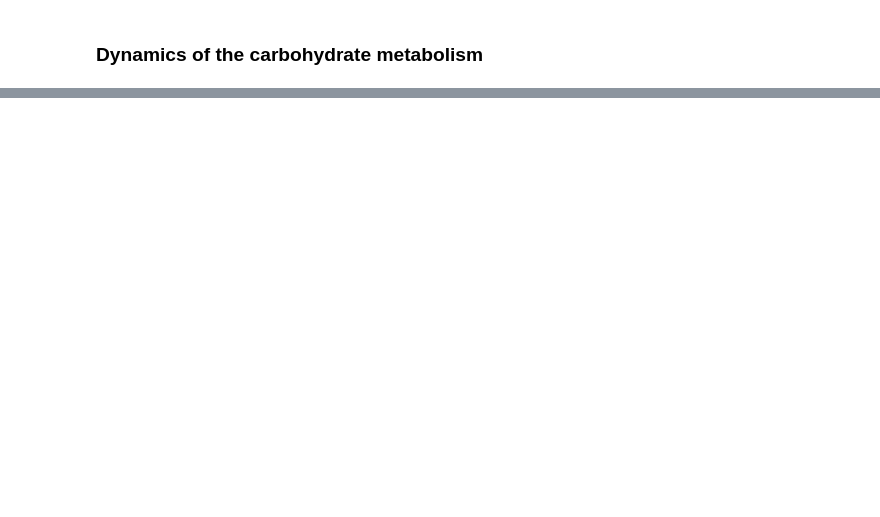
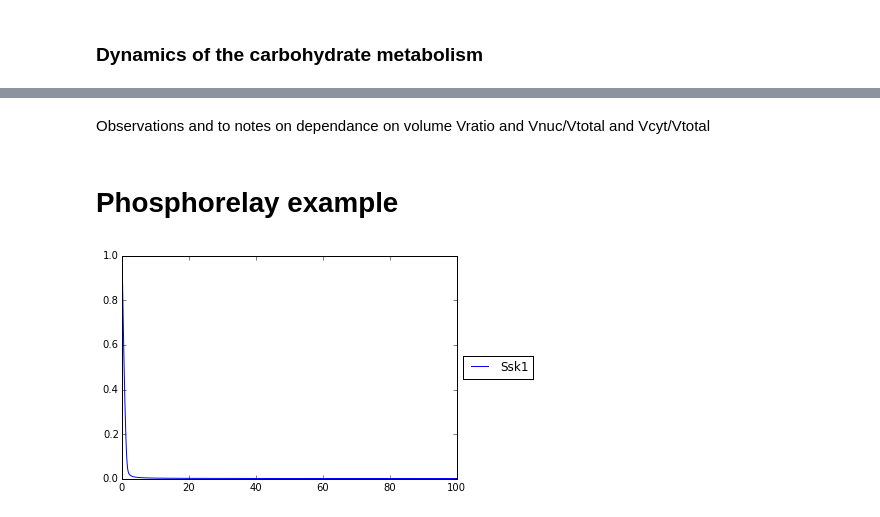
Before and after one commit to karinsasaki/biomath-modelling-with-python, a Jupyter notebook: Modelling signalling transduction.ipynb, the cells around one changed output, grey strips where cells are left out. Cells and saved outputs as stored; diff of their text form; code cells hidden in the pictures; blank space fills up the shorter version.

```diff
--- a/Modelling signalling transduction.ipynb
+++ b/Modelling signalling transduction.ipynb
@@ -758,0 +968,79 @@ Run with full_output = 1 to get quantitative information.
+# %% [markdown]
+Observations and to notes on dependance on volume Vratio and Vnuc/Vtotal and Vcyt/Vtotal
+# %% [markdown]
+# Phosphorelay example
+# %%
+# import modules and libraries
+import numpy as np
+from scipy.integrate import odeint
+import matplotlib.pyplot as plt
+%matplotlib inline
+
+# Parameters
+k1TCS = 1
+k2TCS = 50
+k2mTCS = 10
+k3TCS = 50
+k4TCS = 0.415
+
+params = (k1TCS, k2TCS, k2mTCS, k3TCS, k4TCS)
+
+# Initial conditions
+Sln1P_0 = 0
+Ypd1P_0 = 0
+Ssk1P_0 = 0
+Sln1_0 = 1
+Ypd1_0 = 1
+Ssk1_0 = 1
+
+ini = (Sln1P_0, Ypd1P_0, Ssk1P_0, Sln1_0, Ypd1_0, Ssk1_0)
+
+# time
+dt = 0.01
+t = np.arange(0,100,dt)
+
+
+# ODE system (in format used for odeint)
+def myODE(init,t,params):
+
+    k1TCS, k2TCS, k2mTCS, k3TCS, k4TCS = params
+
+    Sln1P, Ypd1P, Ssk1P, Sln1, Ypd1, Ssk1 = init
+
+    # rates
+    v1TCS = k1TCS*Sln1
+    v2TCS = k2TCS*Sln1P*Ypd1 - k2mTCS*Sln1*Ypd1P
+    v3TCS = k3TCS*Ssk1*Ypd1P
+    v4TCS = k4TCS*Ssk1P
+
+    # equations
+    dSln1 = -v1TCS + v2TCS
+    dSln1P = v1TCS - v2TCS
+    dYpd1 = -v2TCS + v2TCS
+    dYpd1P = v2TCS - v3TCS
+    dSsk1 = -v3TCS + v4TCS
+    dSsk1P = v3TCS - v4TCS
+
+    return (dSln1P, dYpd1P, dSsk1P, dSln1, dYpd1, dSsk1)
+
+# Solve using odeint
+solution = odeint(myODE,ini,t,args=(params,))
+tSln1P = solution[:,0]
+tYpd1P = solution[:,1]
+tSsk1P = solution[:,2]
+tSln1 = solution[:,3]
+tYpd1 = solution[:,4]
+tSsk1 = solution[:,5]
+
+# Show over time
+fig, ax = plt.subplots()
+#ax.plot(t, tSln1, label='Sln1')
+#ax.plot(t, tSln1P, label='Sln1P')
+#ax.plot(t, tYpd1, label='Ypd1')
+#ax.plot(t, tYpd1P, label='Ypd1P')
+ax.plot(t, tSsk1, label='Ssk1')
+#ax.plot(t, tSsk1P, label='Ssk1P')
+legend = ax.legend(loc='center left', bbox_to_anchor=(1, 0.5))
+plt.show()
+# %% [output]
+[figure, added]
```
Also changed, not shown: parts of 17 cells of this notebook, 34 other files.
